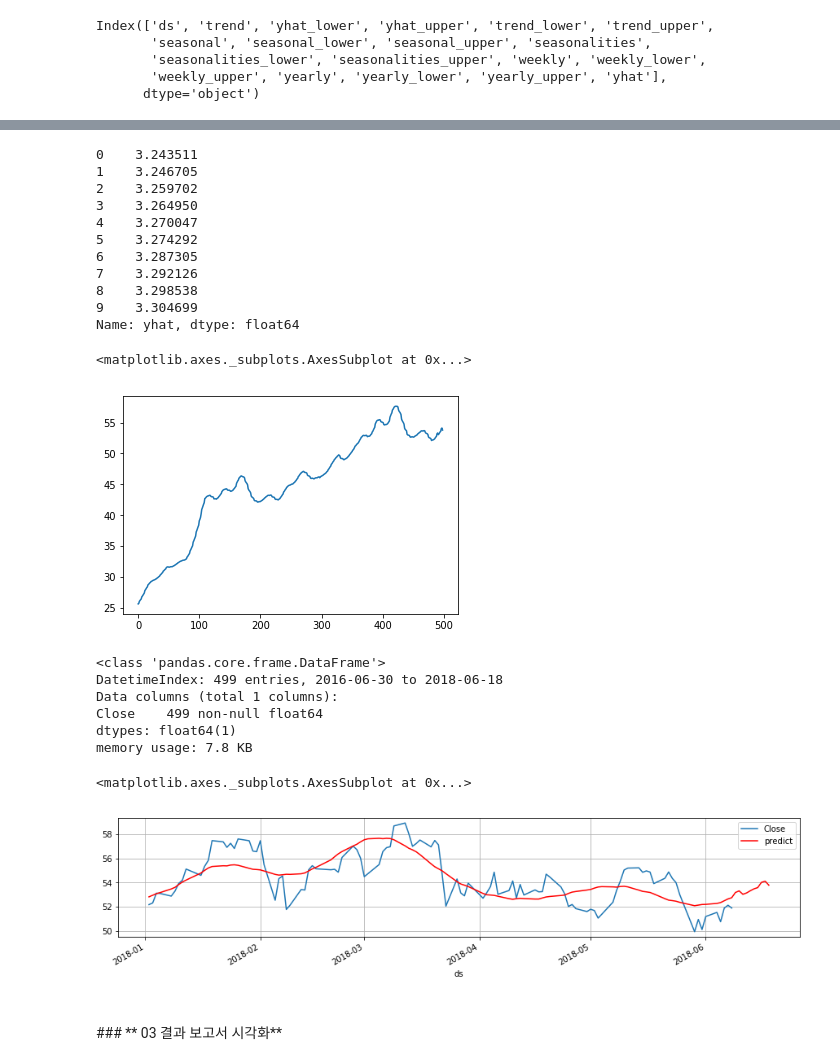
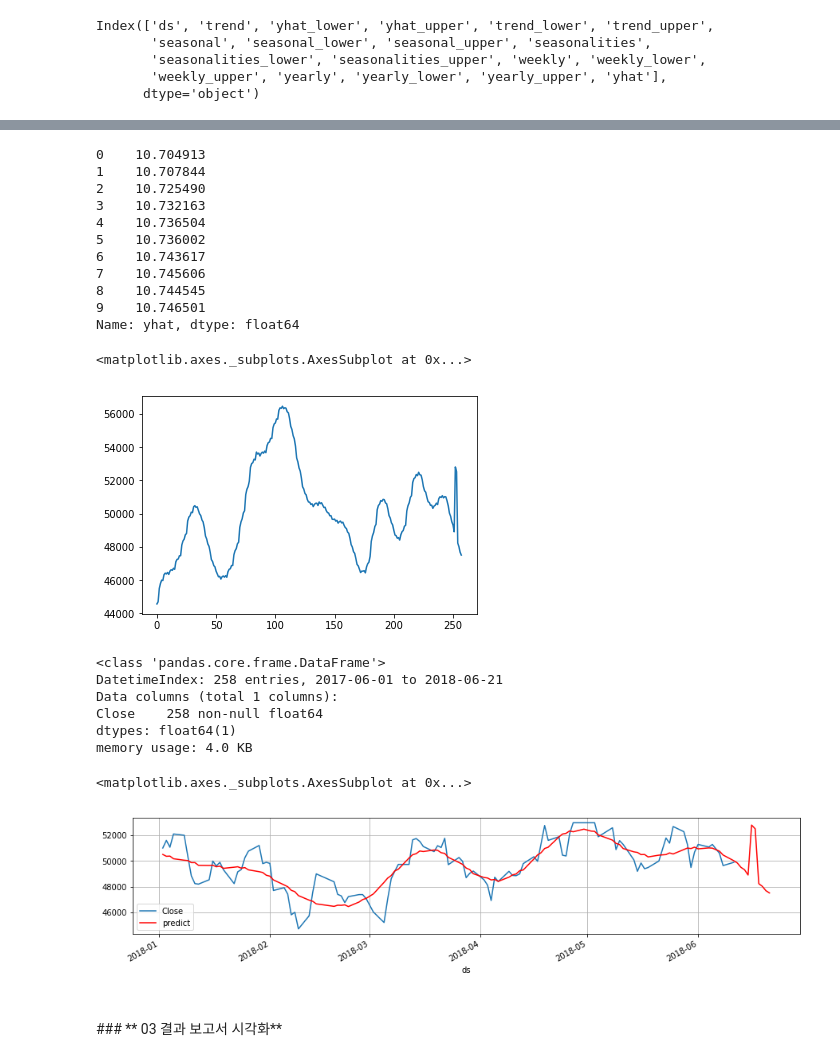
Before and after one commit to YongBeomKim/FinanceBasic2018, a Jupyter notebook: 06-3.Predict - prophet.ipynb, the cells around one changed output, grey strips where cells are left out. Drawn from its saved outputs; the diff is of its cells as text; code cells hidden in the pictures.

```diff
--- a/06-3.Predict - prophet.ipynb
+++ b/06-3.Predict - prophet.ipynb
@@ -25,0 +19,8 @@ Name: Close, dtype: float64
+# %%
+# 저장된 CSV 파일을 사용한다
+
+import pandas as pd
+price = pd.read_csv('./data/stock.csv')
+price = price.set_index('Date')
+price.index = pd.DatetimeIndex(price.index)
+price.tail(3)
@@ -31,7 +38,7 @@ import pandas as pd
 import numpy as np
 from fbprophet import Prophet
 # %%
-df         = stock.reset_index()
+df         = price.reset_index()
 df.head(3)
 # %% [output]
 |  | Date | High | Low | Open | Close | Volume | Adj Close |
@@ -123,16 +130,16 @@ plt.show()
 # %%
 forecast.yhat[:10]
 # %% [output]
-0    3.243511
-1    3.246705
-2    3.259702
-3    3.264950
-4    3.270047
-5    3.274292
-6    3.287305
-7    3.292126
-8    3.298538
-9    3.304699
+0    10.704913
+1    10.707844
+2    10.725490
+3    10.732163
+4    10.736504
+5    10.736002
+6    10.743617
+7    10.745606
+8    10.744545
+9    10.746501
 Name: yhat, dtype: float64
 # %%
 forecast['Close'] = round(np.exp(forecast.yhat), 2)
@@ -140,24 +147,24 @@ forecast['Close'] = round(np.exp(forecast.yhat), 2)
 forecast.Close.plot()
 # %% [output]
 <matplotlib.axes._subplots.AxesSubplot at 0x...>
-[figure, old version]
+[figure, new version]
 # %%
 df_predict = forecast.filter(['ds', 'Close'])
 df_predict = df_predict.set_index('ds')
 df_predict.info()
 # %% [output]
 <class 'pandas.core.frame.DataFrame'>
-DatetimeIndex: 499 entries, 2016-06-30 to 2018-06-18
+DatetimeIndex: 258 entries, 2017-06-01 to 2018-06-21
 Data columns (total 1 columns):
-Close    499 non-null float64
+Close    258 non-null float64
 dtypes: float64(1)
-memory usage: 7.8 KB
+memory usage: 4.0 KB
 # %%
-stock.Close['2018'].plot(label='Close', figsize=(15,3), legend=True)
+price.Close['2018'].plot(label='Close', figsize=(15,3), legend=True)
 df_predict.Close['2018'].plot(label='predict', grid=True, color='red', legend=True)
 # %% [output]
 <matplotlib.axes._subplots.AxesSubplot at 0x...>
-[figure, old version]
+[figure, new version]
 # %% [markdown]
 <br>
 ### ** 03 결과 보고서 시각화**
```
Also changed, not shown: parts of 10 cells of this notebook, 10 other files.
